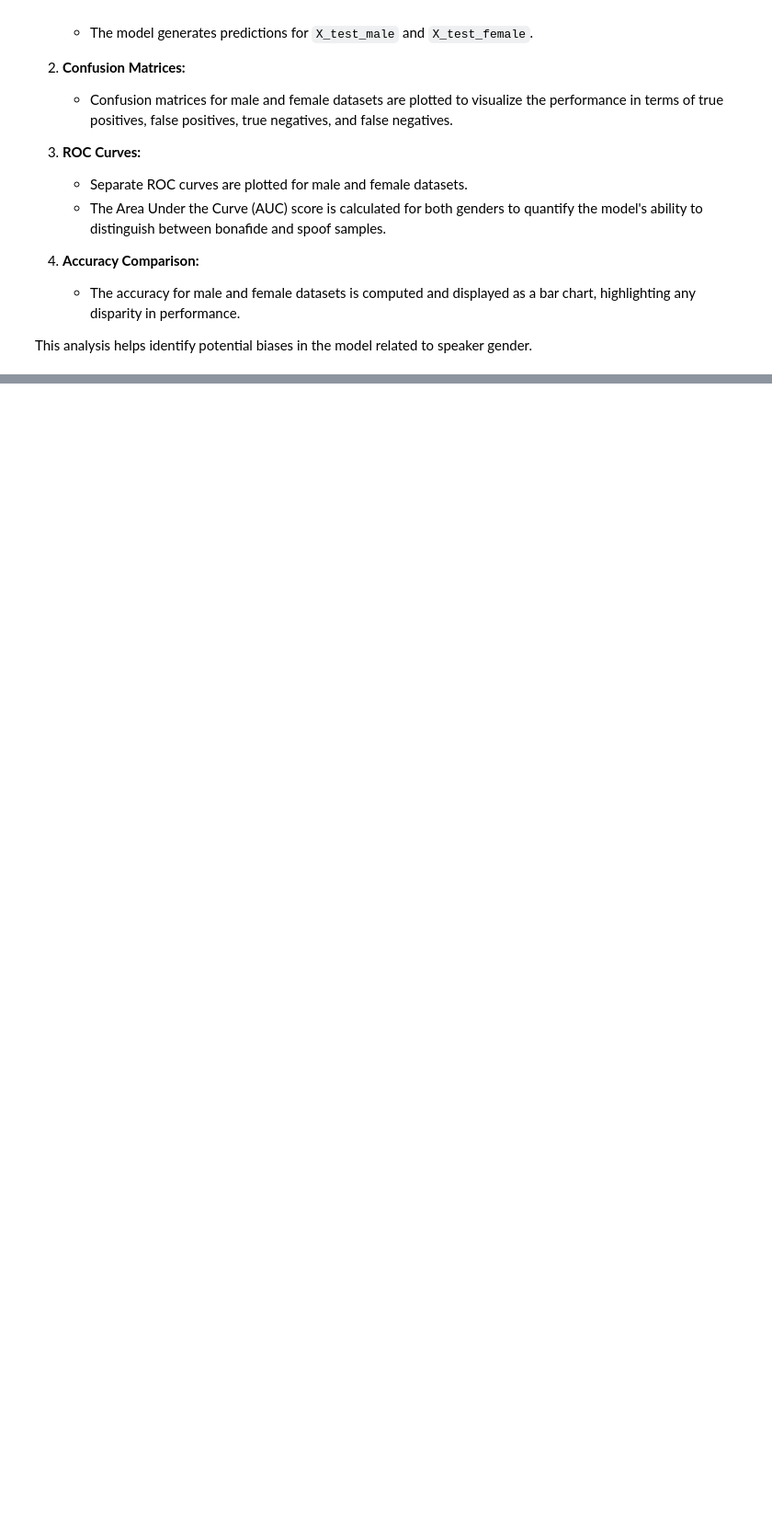
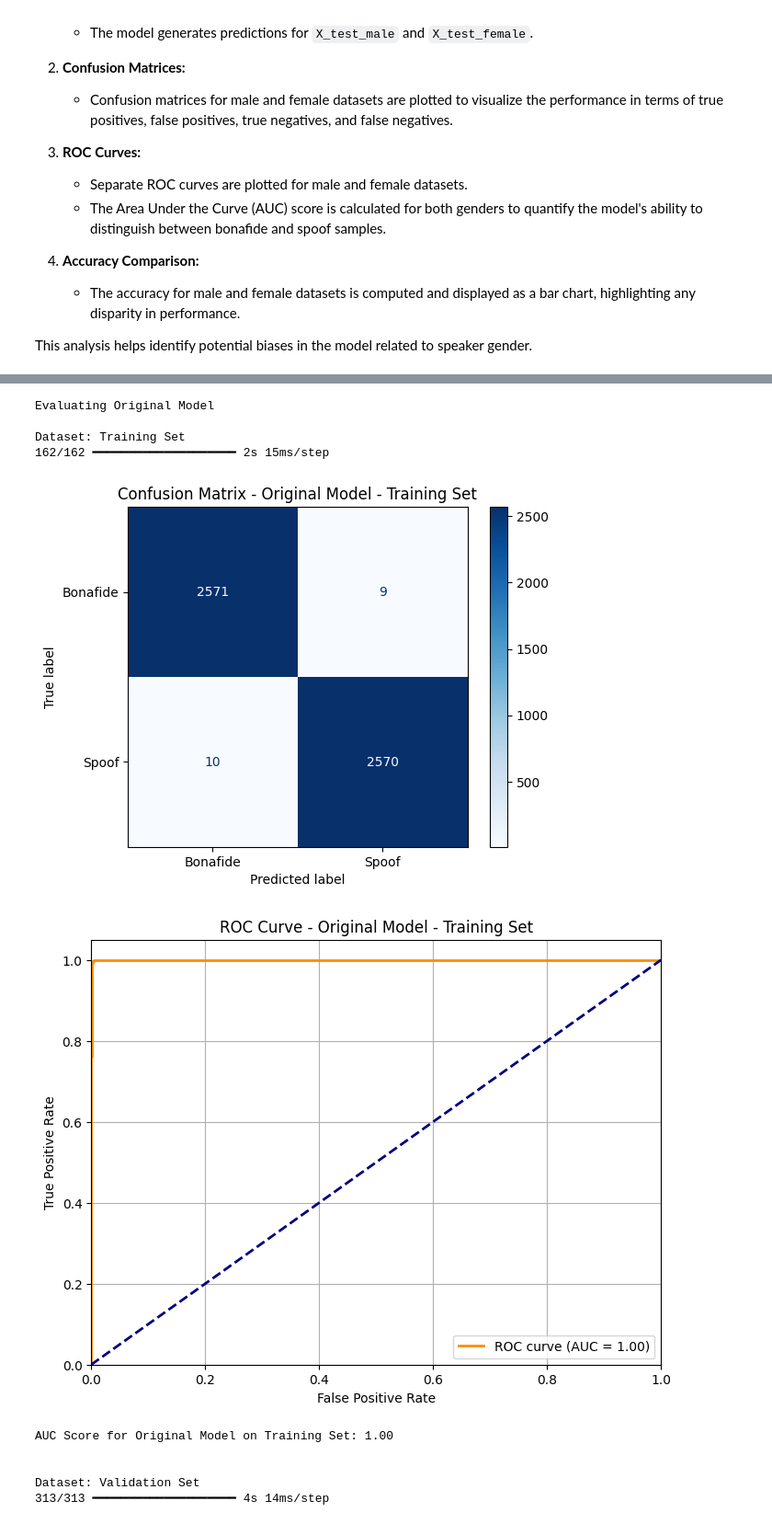
Before and after one commit to LovatoTomas/DF_AudioDeepfakeDetection, a Jupyter notebook: CNN_Base.ipynb, the cells around one changed output, grey strips where cells are left out. Shown at 92% size. Saved outputs shown, nothing was run; the diff lists cells and outputs as text; code cells hidden in the pictures; blank space fills up the shorter version.

```diff
--- a/CNN_Base.ipynb
+++ b/CNN_Base.ipynb
@@ -925,0 +1039,8 @@ Predicting on test dataset with female voices...
+# %%
+# Train the Model
+model1.fit(X_train, y_train, batch_size=32, epochs=10, validation_data=(X_val, y_val))
+model2.fit(X_train, y_train, batch_size=32, epochs=10, validation_data=(X_val, y_val))
+model3.fit(X_train, y_train, batch_size=32, epochs=10, validation_data=(X_val, y_val))
+model4.fit(X_train, y_train, batch_size=32, epochs=10, validation_data=(X_val, y_val))
+model5.fit(X_train, y_train, batch_size=32, epochs=10, validation_data=(X_val, y_val))
+model6.fit(X_train, y_train, batch_size=32, epochs=10, validation_data=(X_val, y_val))
@@ -925,0 +1068,61 @@ Predicting on test dataset with female voices...
+# %%
+import matplotlib.pyplot as plt
+from sklearn.metrics import confusion_matrix, roc_curve, auc, ConfusionMatrixDisplay
+import numpy as np
+
+# Function to evaluate and compare models
+def evaluate_model(model, X, y, dataset_name):
+    predictions = model.predict(X)
+    pred_classes = np.argmax(predictions, axis=1)
+    true_classes = np.argmax(y, axis=1)
+
+    # Confusion Matrix
+    conf_matrix = confusion_matrix(true_classes, pred_classes)
+    ConfusionMatrixDisplay(conf_matrix, display_labels=["Bonafide", "Spoof"]).plot(cmap="Blues")
+    plt.title(f"Confusion Matrix - {dataset_name}")
+    plt.show()
+
+    # ROC Curve
+    fpr, tpr, _ = roc_curve(true_classes, predictions[:, 1])
+    roc_auc = auc(fpr, tpr)
+
+    plt.figure(figsize=(8, 6))
+    plt.plot(fpr, tpr, color='darkorange', lw=2, label=f"ROC curve (AUC = {roc_auc:.2f})")
+    plt.plot([0, 1], [0, 1], color='navy', lw=2, linestyle='--')
+    plt.xlim([0.0, 1.0])
+    plt.ylim([0.0, 1.05])
+    plt.xlabel("False Positive Rate")
+    plt.ylabel("True Positive Rate")
+    plt.title(f"ROC Curve - {dataset_name}")
+    plt.legend(loc="lower right")
+    plt.grid()
+    plt.show()
+
+    return roc_auc
+
+# Compare performance of original model and Model 1
+models = {"Original Model": model, "Model 1": model1, "Model 2": model2, "Model 4": model4, "Model 5": model5, "Model 6": model6}
+datasets = {
+    "Training Set": (X_train, y_train),
+    "Validation Set": (X_val, y_val),
+    "Test Set": (X_test, y_test)
+}
+
+for model_name, current_model in models.items():
+    print(f"Evaluating {model_name}")
+    for dataset_name, (X, y) in datasets.items():
+        print(f"\nDataset: {dataset_name}")
+        auc_score = evaluate_model(current_model, X, y, f"{model_name} - {dataset_name}")
+        print(f"AUC Score for {model_name} on {dataset_name}: {auc_score:.2f}\n")
+# %% [output]
+Evaluating Original Model
+
+Dataset: Training Set
+162/162 ━━━━━━━━━━━━━━━━━━━━ 2s 15ms/step
+[figure, added]
+[figure, added]
+AUC Score for Original Model on Training Set: 1.00
+
+
+Dataset: Validation Set
+313/313 ━━━━━━━━━━━━━━━━━━━━ 4s 14ms/step
```
Also changed, not shown: parts of 22 cells of this notebook.
